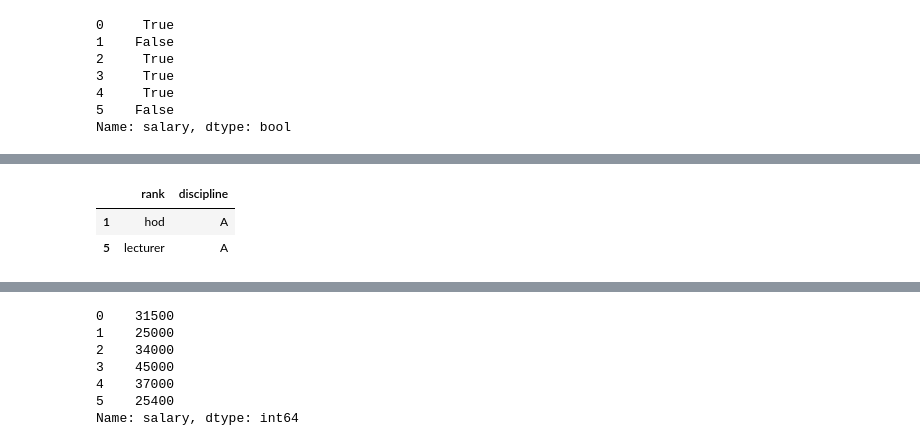
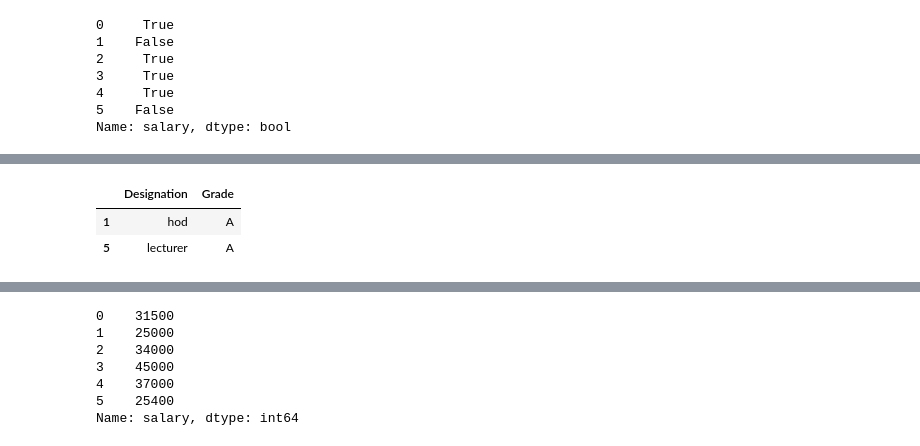
Before and after one commit to Netra-Tek/Data-Analysis, a Jupyter notebook: EmployeeAnalysis.ipynb, the cells around one changed output, grey strips where cells are left out. Cells and saved outputs as stored; diff of their text form; code cells hidden in the pictures.

```diff
--- a/EmployeeAnalysis.ipynb
+++ b/EmployeeAnalysis.ipynb
@@ -193,12 +193,12 @@ df[df['salary'] > 30000]
 # %%
 #Boolean operator can be used to subset the data:
 #> greater; >= greater or equal
 #< less; <= less or equal
 #== equal; != not equal
 #select only two column
-df[['rank','discipline']][df['sex'] == 'Female']
+df[['Designation','Grade']][df['sex'] == 'Female']
 # %% [output]
-|  | rank | discipline |
+|  | Designation | Grade |
 | 1 | hod | A |
 | 5 | lecturer | A |
 # %%
```
Also changed, not shown: parts of 32 cells of this notebook, 1 other file.
